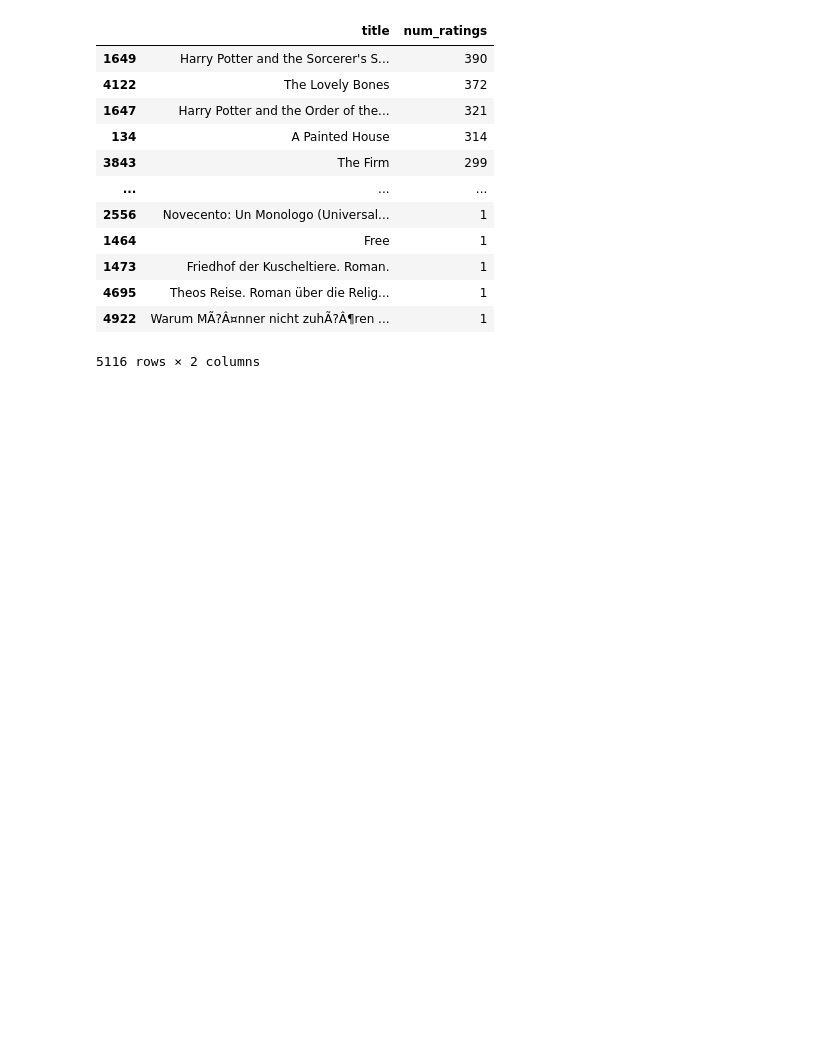
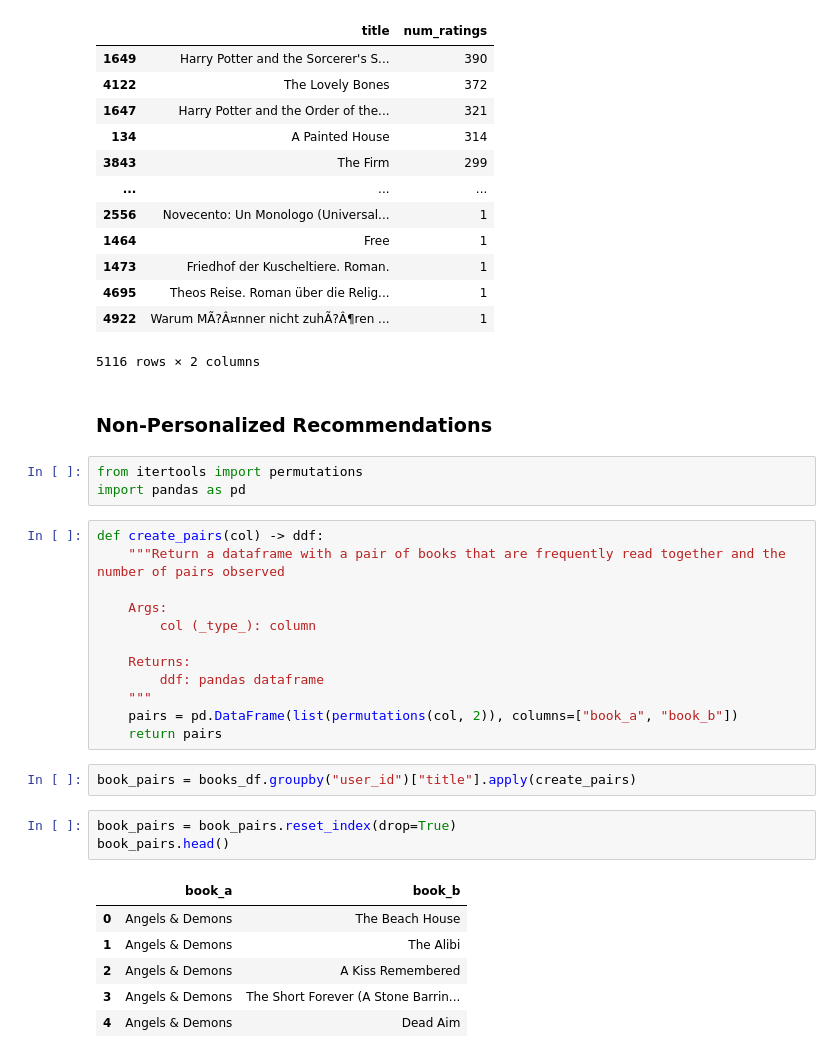
Before and after one commit to netleniya/PySpark-ALS-Recommender, a Jupyter notebook: py_files/eda.ipynb, the cells around one changed output. Saved outputs shown, nothing was run; the diff lists cells and outputs as text; blank space fills up the shorter version.

```diff
--- a/py_files/eda.ipynb
+++ b/py_files/eda.ipynb
@@ -262,3 +267,32 @@ grouped
 | 4695 | Theos Reise. Roman über die Relig... | 1 |
 | 4922 | Warum MÃ?Â¤nner nicht zuhÃ?Â¶ren ... | 1 |
 5116 rows × 2 columns
+# %% [markdown]
+### Non-Personalized Recommendations
+# %%
+from itertools import permutations
+import pandas as pd
+# %%
+def create_pairs(col) -> ddf:
+    """Return a dataframe with a pair of books that are frequently read together and the number of pairs observed
+
+    Args:
+        col (_type_): column
+
+    Returns:
+        ddf: pandas dataframe
+    """
+    pairs = pd.DataFrame(list(permutations(col, 2)), columns=["book_a", "book_b"])
+    return pairs
+# %%
+book_pairs = books_df.groupby("user_id")["title"].apply(create_pairs)
+# %%
+book_pairs = book_pairs.reset_index(drop=True)
+book_pairs.head()
+# %% [output]
+|  | book_a | book_b |
+| 0 | Angels & Demons | The Beach House |
+| 1 | Angels & Demons | The Alibi |
+| 2 | Angels & Demons | A Kiss Remembered |
+| 3 | Angels & Demons | The Short Forever (A Stone Barrin... |
+| 4 | Angels & Demons | Dead Aim |
```
Also changed, not shown: parts of 15 cells of this notebook.
